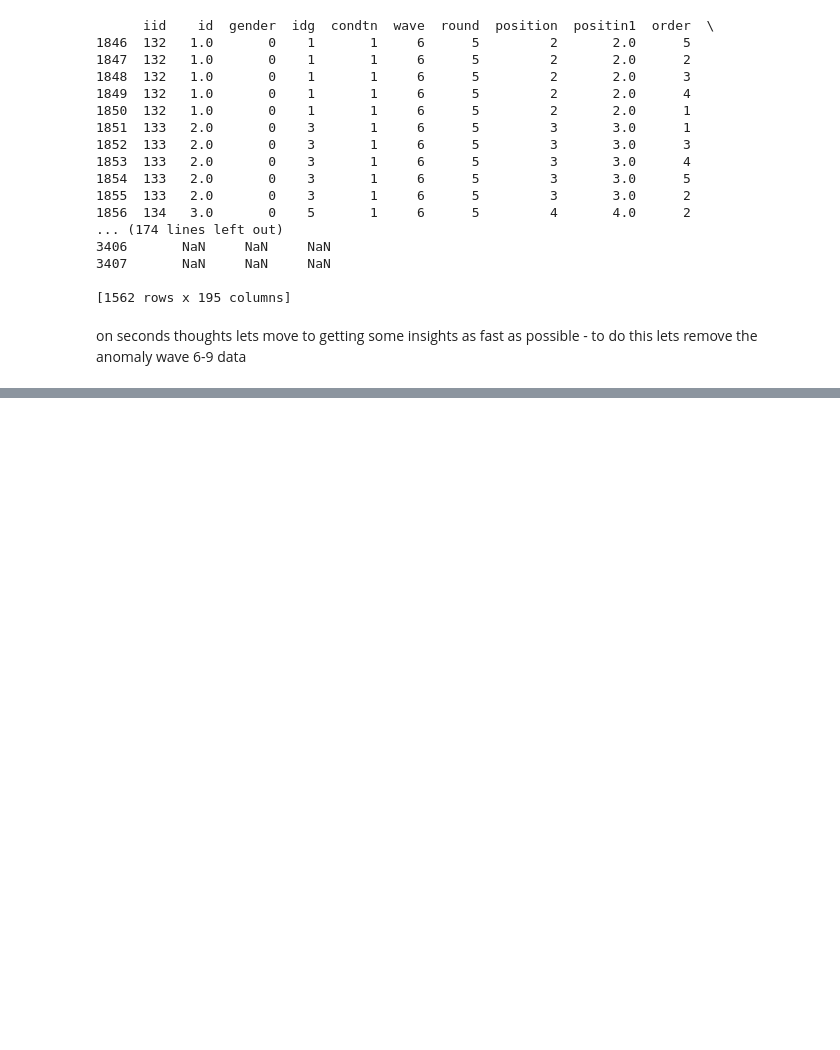
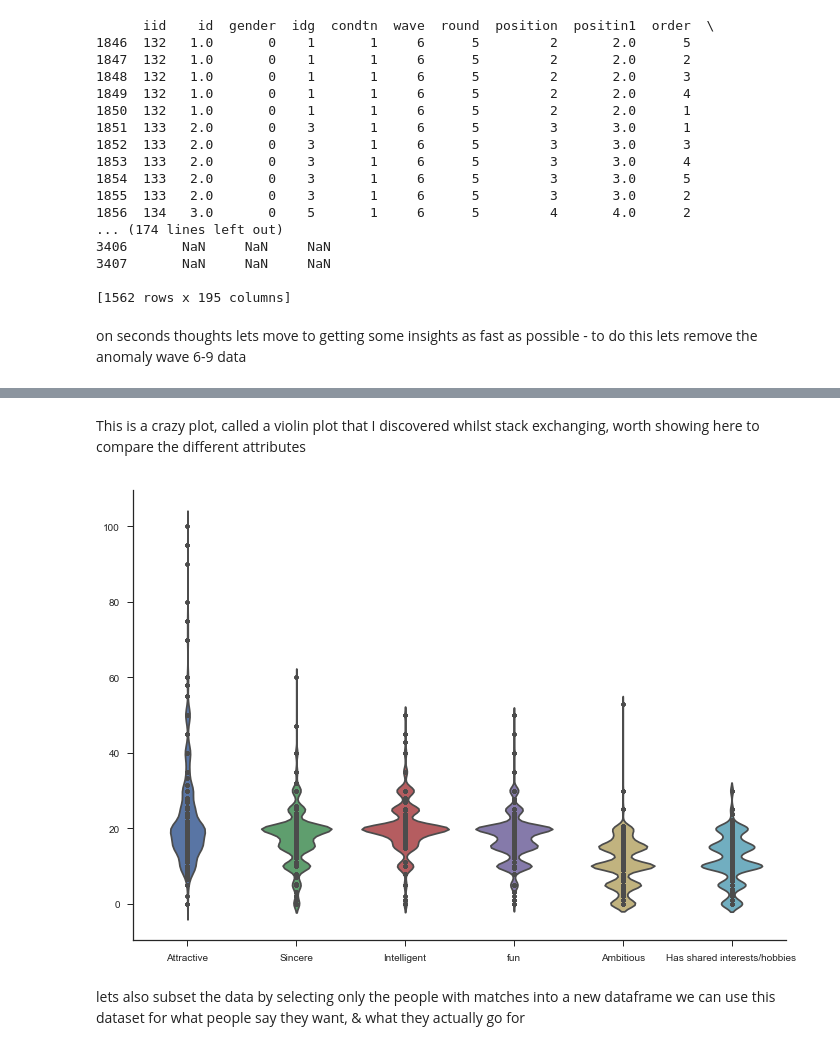
Before and after one commit to whathelll/speed-dating-analysis, a Jupyter notebook: paul/pauls speed dataing analysis.ipynb, the cells around one changed output, grey strips where cells are left out. Drawn from its saved outputs; the diff is of its cells as text; code cells hidden in the pictures; blank space fills up the shorter version.

```diff
--- a/paul/pauls speed dataing analysis.ipynb
+++ b/paul/pauls speed dataing analysis.ipynb
@@ -181,0 +409,15 @@ ok I am too tired for this, will try again in the morning
+# %%
+
+df_temp = pd.DataFrame(attributes)
+df_temp = df_temp.transpose()
+df_temp.columns = headers
+
+print df_temp
+
+tips = sns.load_dataset("tips")
+
+#print tips
+
+print type(df_temp)
+
+#ax = sns.boxplot(x="day", y="attr", data=df_temp)
@@ -181,0 +442,15 @@ ok I am too tired for this, will try again in the morning
+# %% [markdown]
+This is a crazy plot, called a violin plot that I discovered whilst stack exchanging, worth showing here to compare the different attributes
+# %%
+# plot
+sns.set_style('ticks')
+fig, ax = plt.subplots()
+# the size of A4 paper
+fig.set_size_inches(11.7, 8.27)
+sns.violinplot(data=df_temp, inner="points", ax=ax)
+sns.despine()
+# %% [output]
+[figure, added]
+# %% [markdown]
+lets also subset the data by selecting only the people with matches into a new dataframe
+we can use this dataset for what people say they want, & what they actually go for
```
Also changed, not shown: parts of 34 cells of this notebook, 3 other files.
